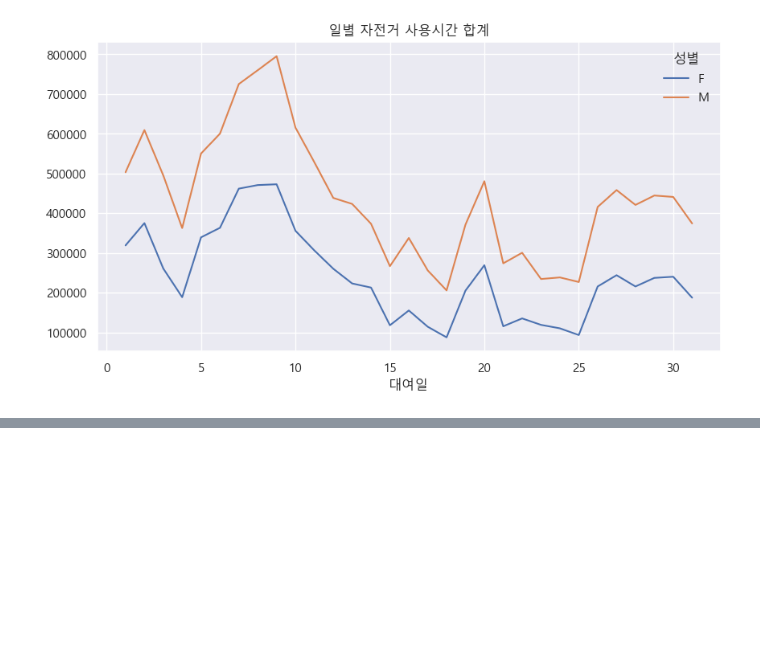
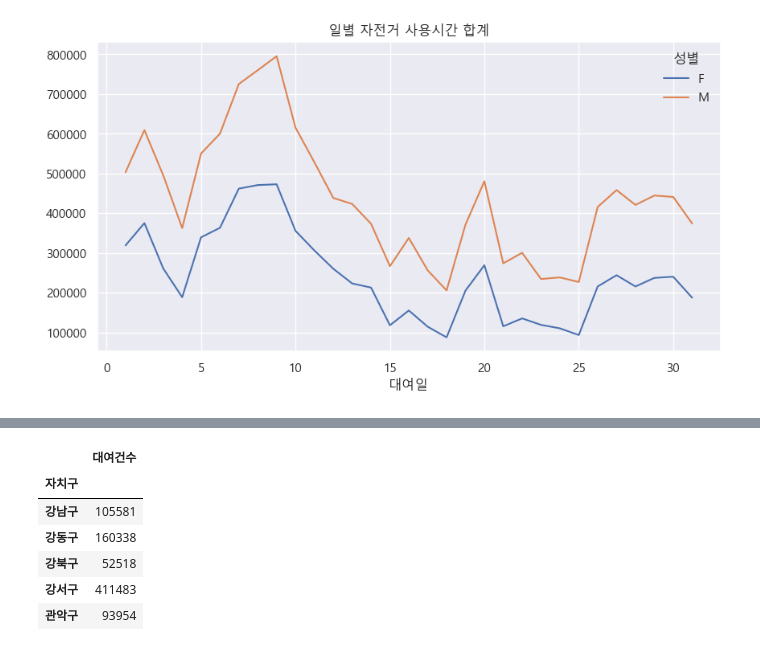
Before and after one commit to wotlanavercom/pythonsource, a Jupyter notebook: project/따릉이.ipynb, the cells around one changed output, grey strips where cells are left out. Cells and saved outputs as stored; diff of their text form; code cells hidden in the pictures; blank space fills up the shorter version.

```diff
--- a/project/따릉이.ipynb
+++ b/project/따릉이.ipynb
@@ -411,0 +488,11 @@ bike_fm.plot(title="일별 자전거 사용시간 합계");
+# %%
+bike2_sum = bike2_8.groupby("자치구")["대여건수"].sum().reset_index().set_index("자치구")
+bike2_sum.head()
+# %% [output]
+|  | 대여건수 |
+| 자치구 |  |
+| 강남구 | 105581 |
+| 강동구 | 160338 |
+| 강북구 | 52518 |
+| 강서구 | 411483 |
+| 관악구 | 93954 |
```
Also changed, not shown: parts of 11 cells of this notebook, 3 other files.
